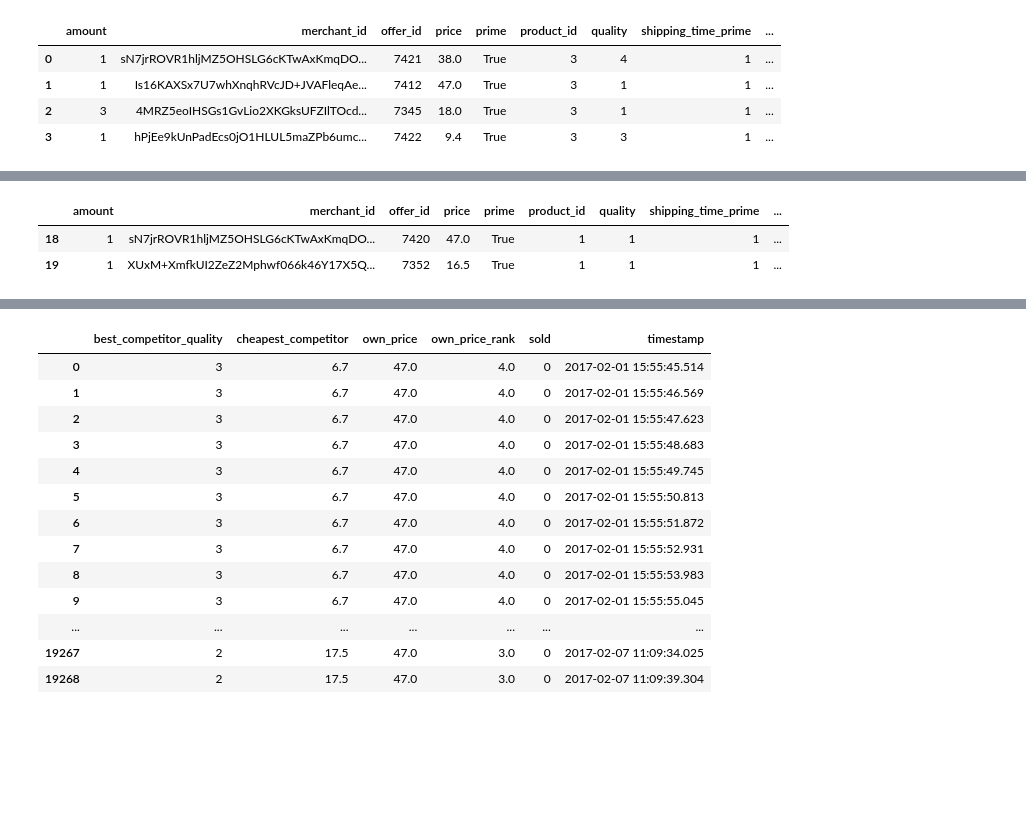
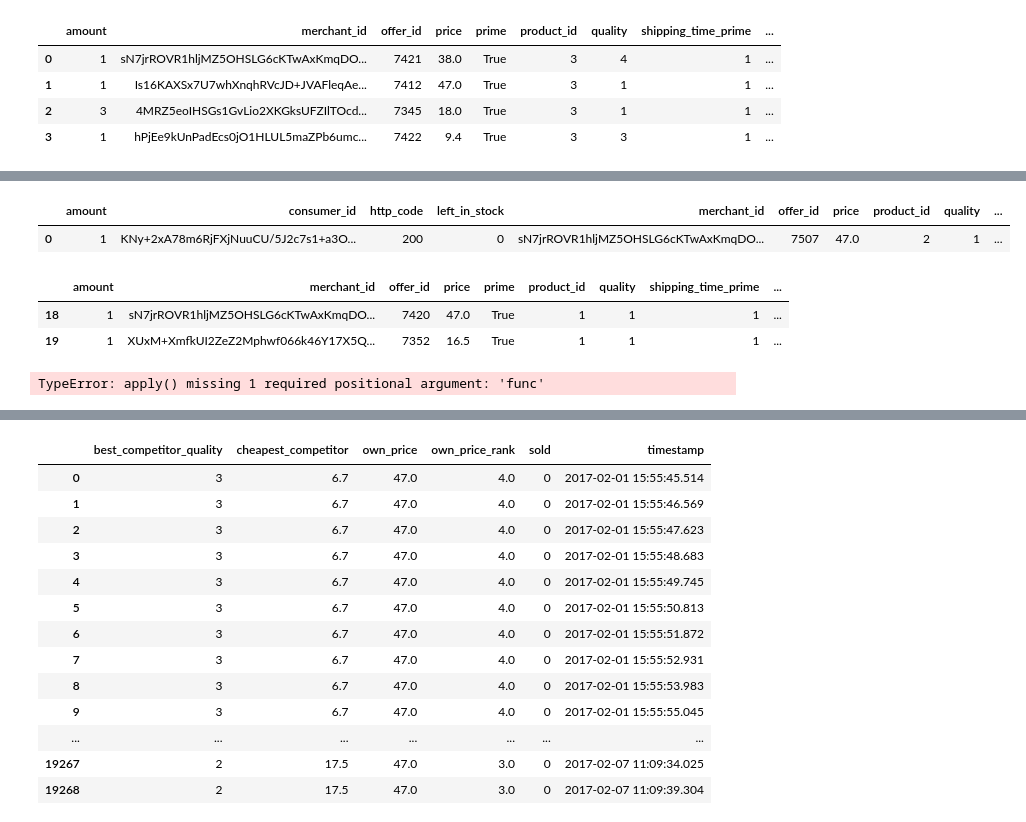
Before and after one commit to hpi-epic/pricewars-merchant, a Jupyter notebook: Data Analysis.ipynb, the cells around one changed output, grey strips where cells are left out. Cells and saved outputs as stored; diff of their text form; code cells hidden in the pictures; blank space fills up the shorter version.

```diff
--- a/Data Analysis.ipynb
+++ b/Data Analysis.ipynb
@@ -42,5 +42,6 @@ def match_timestamps(continuous_timestamps, point_timestamps):
 
     return t_combined[original_locs]['timestamp']
 # %%
-match_timestamps(ms_df['timestamp'], buy_offer_df['timestamp'])
+buy_offer_df['timestamp'] = match_timestamps(ms_df['timestamp'], buy_offer_df['timestamp'])
+buy_offer_df[:1]
 # %% [output]
@@ -64,3 +48,5 @@ Name: timestamp, dtype: datetime64[ns]
+|  | amount | consumer_id | http_code | left_in_stock | merchant_id | offer_id | price | product_id | quality | ... |
+| 0 | 1 | KNy+2xA78m6RjFXjNuuCU/5J2c7s1+a3O... | 200 | 0 | sN7jrROVR1hljMZ5OHSLG6cKTwAxKmqDO... | 7507 | 47.0 | 2 | 1 | ... |
 # %%
 ms_df_prod1 = ms_df[ms_df['product_id'] == 1]
 ms_df_prod1[:2]
@@ -68,6 +54,16 @@ ms_df_prod1[:2]
 |  | amount | merchant_id | offer_id | price | prime | product_id | quality | shipping_time_prime | ... |
 | 18 | 1 | sN7jrROVR1hljMZ5OHSLG6cKTwAxKmqDO... | 7420 | 47.0 | True | 1 | 1 | 1 | ... |
 | 19 | 1 | XUxM+XmfkUI2ZeZ2Mphwf066k46Y17X5Q... | 7352 | 16.5 | True | 1 | 1 | 1 | ... |
+# %%
+# ms_df.groupby('timestamp')[]
+
+merged_df = pd.merge(ms_df, buy_offer_df, on='timestamp', how='outer')
+
+g = merged_df.groupby('timestamp')
+g['timestamp'].first()
+g.apply(lambda x: x[0])
+# %% [output]
+TypeError: apply() missing 1 required positional argument: 'func'
 # %%
 merchant_id = 'sN7jrROVR1hljMZ5OHSLG6cKTwAxKmqDO0OAtWql7Ms='
 #own_ms_view = ms_df[ms_df['triggering_merchant_id'] == merchant_id]
```
Also changed, not shown: parts of 2 cells of this notebook, 1 other file.
